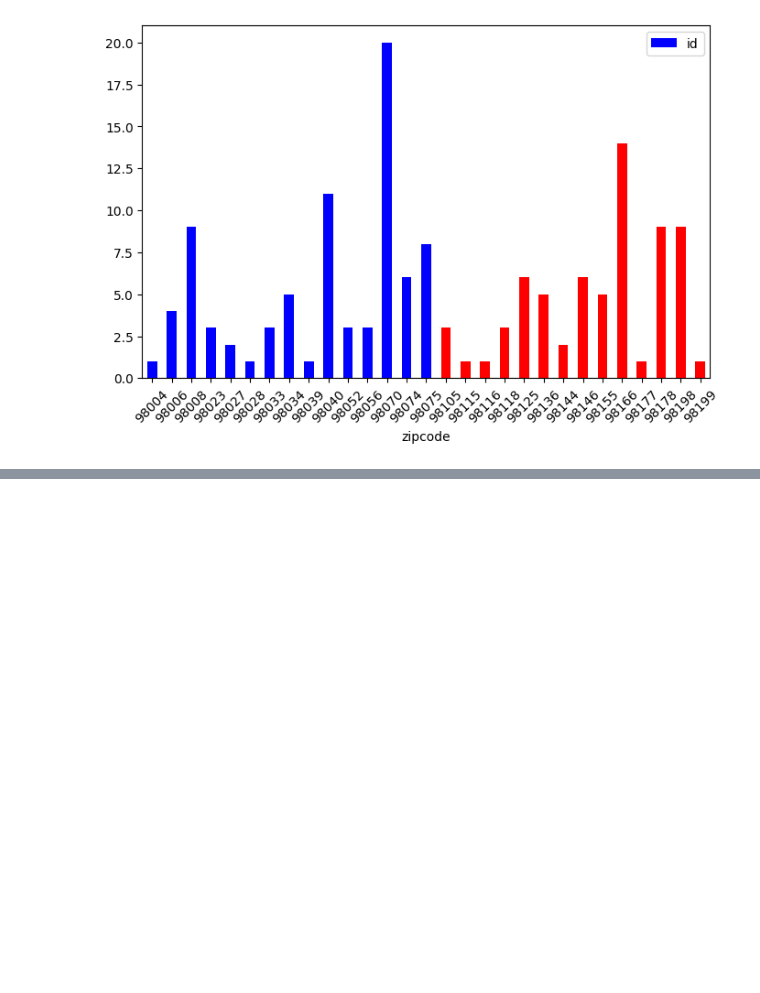
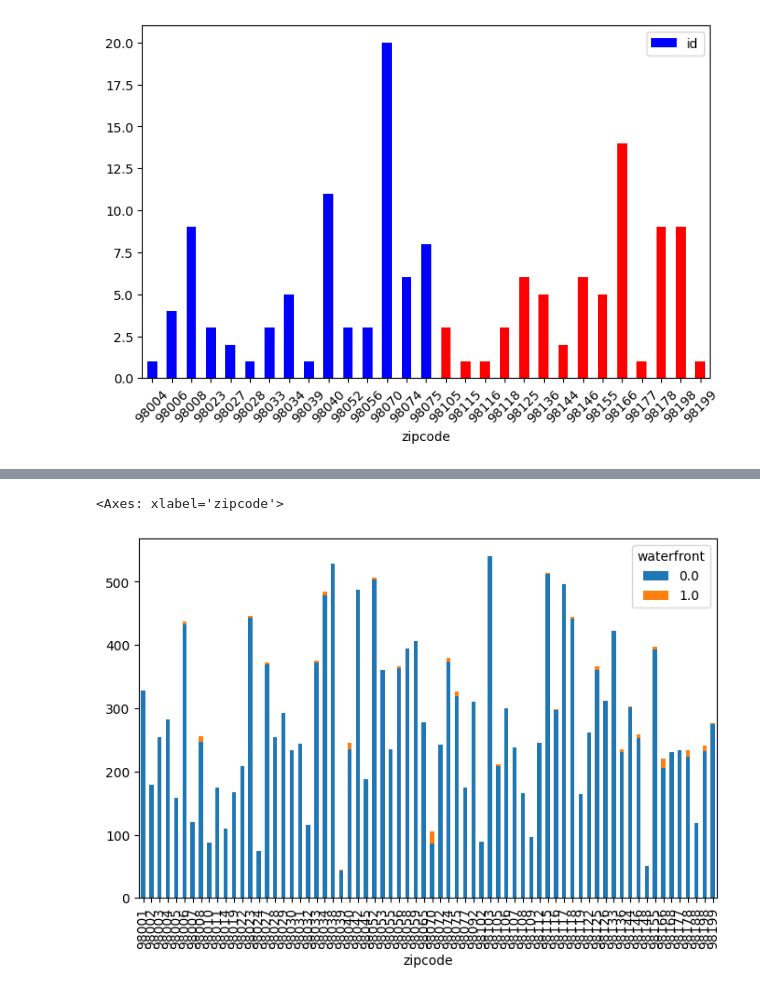
Before and after one commit to scornevi/ds-EDA-project, a Jupyter notebook: EDA.ipynb, the cells around one changed output, grey strips where cells are left out. Saved outputs shown, nothing was run; the diff lists cells and outputs as text; code cells hidden in the pictures; blank space fills up the shorter version.

```diff
--- a/EDA.ipynb
+++ b/EDA.ipynb
@@ -183,0 +239,6 @@ S
+# %%
+df_work_waterfront_zipcode = df_work.groupby(['zipcode','waterfront'])['id'].count().unstack().fillna(0)
+df_work_waterfront_zipcode.plot(kind='bar',stacked = True)
+# %% [output]
+<Axes: xlabel='zipcode'>
+[figure, added]
```
Also changed, not shown: parts of 46 cells of this notebook.
